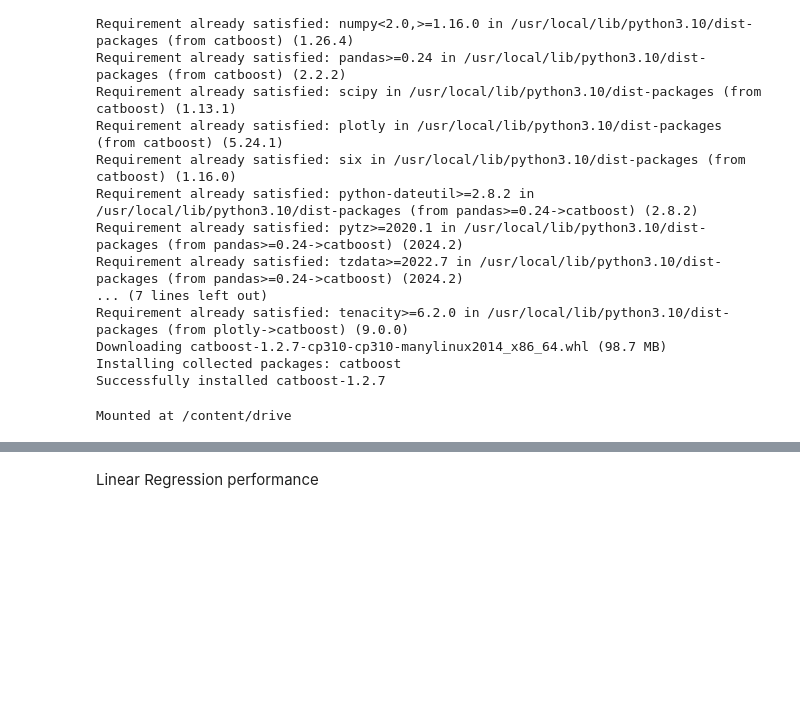
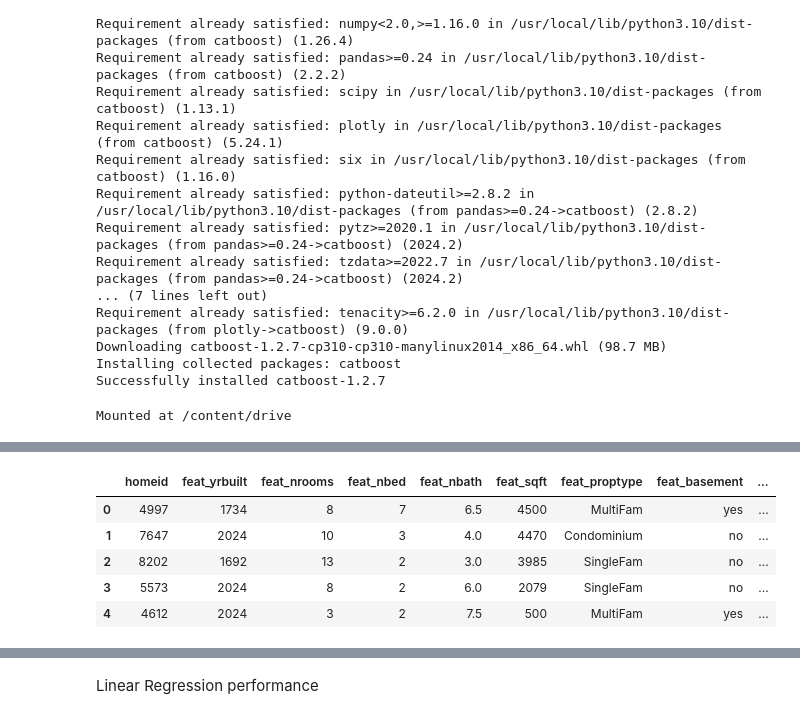
Before and after one commit to SmallChungus1/multiModalRegressionHousingPrice, a Jupyter notebook: Info558FL24KaggleHanson.ipynb, the cells around one changed output, grey strips where cells are left out. Drawn from its saved outputs; the diff is of its cells as text; code cells hidden in the pictures; blank space fills up the shorter version.

```diff
--- a/Info558FL24KaggleHanson.ipynb
+++ b/Info558FL24KaggleHanson.ipynb
@@ -67,0 +173,10 @@ dtype: int64
+# %%
+test_data = test_data.merge(clip_results_df, on="homeid", how="left")
+test_data.head()
+# %% [output]
+|  | homeid | feat_yrbuilt | feat_nrooms | feat_nbed | feat_nbath | feat_sqft | feat_proptype | feat_basement | ... |
+| 0 | 4997 | 1734 | 8 | 7 | 6.5 | 4500 | MultiFam | yes | ... |
+| 1 | 7647 | 2024 | 10 | 3 | 4.0 | 4470 | Condominium | no | ... |
+| 2 | 8202 | 1692 | 13 | 2 | 3.0 | 3985 | SingleFam | no | ... |
+| 3 | 5573 | 2024 | 8 | 2 | 6.0 | 2079 | SingleFam | no | ... |
+| 4 | 4612 | 2024 | 3 | 2 | 7.5 | 500 | MultiFam | yes | ... |
```
Also changed, not shown: parts of 17 cells of this notebook.
